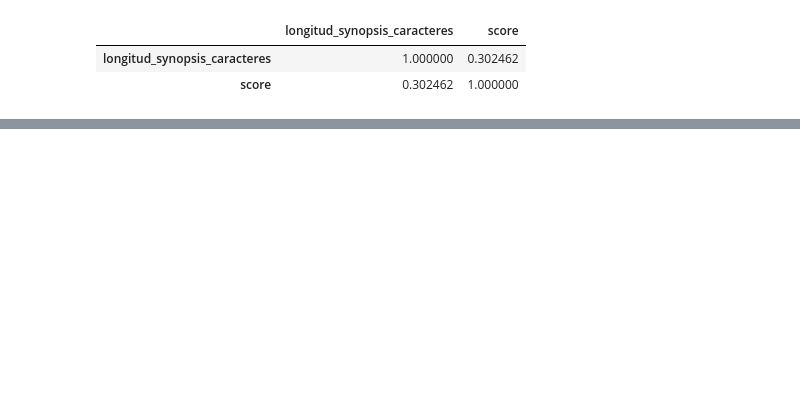
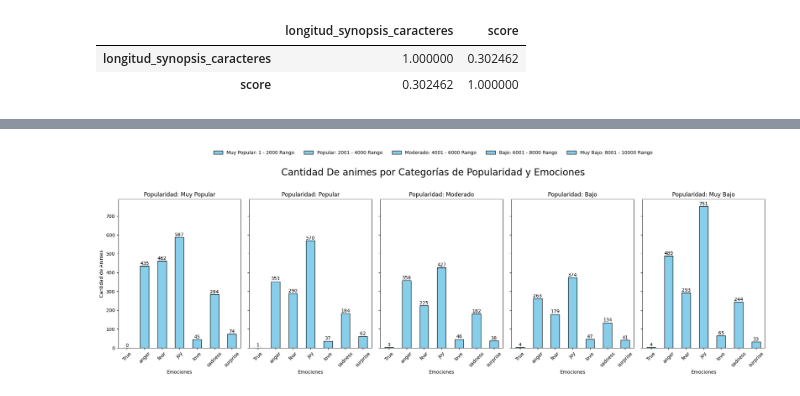
Before and after one commit to repositoriosHackaton/SIC25-CubitsUCV, a Jupyter notebook: Analisis de datos/main.ipynb, the cells around one changed output, grey strips where cells are left out. Saved outputs shown, nothing was run; the diff lists cells and outputs as text; code cells hidden in the pictures; blank space fills up the shorter version.

```diff
--- a/Analisis de datos/main.ipynb
+++ b/Analisis de datos/main.ipynb
@@ -178,0 +351,41 @@ for element in anime_dataset_filt[["anime_id","title", "synopsis"]][len(df):].it
+# %%
+fig, axes = plt.subplots(1, 5, figsize=(20, 6), sharey=True)
+
+# Crear un gráfico para cada categoría
+for i, categoria in enumerate(emotion_counts.index):
+    ax = axes[i]
+    datos_categoria = emotion_counts.loc[categoria]
+    emotion_counts.loc[categoria].plot(kind='bar', ax=axes[i], color='skyblue', edgecolor='black')
+    axes[i].set_title(f'Popularidad: {categoria}')
+    axes[i].set_xlabel('Emociones')
+    axes[i].set_ylabel('Cantidad de Animes')
+    axes[i].tick_params(axis='x', rotation=45)
+
+    # Agregar los valores encima de las barras
+    for j, valor in enumerate(datos_categoria):
+        ax.text(j, valor + 0.5, str(valor), ha='center', va='bottom', fontsize=10)
+
+# Agregar la leyenda para los rangos de puntuación
+fig.text(0.5, 1.02, "Cantidad De animes por Categorías de Popularidad y Emociones", ha='center', va='center', fontsize=20)
+
+rango_puntuaciones = [
+    "Muy Popular: 1 - 2000 Rango",
+    "Popular: 2001 - 4000 Rango",
+    "Moderado: 4001 - 6000 Rango",
+    "Bajo: 6001 - 8000 Rango",
+    "Muy Bajo: 8001 - 10000 Rango"
+]
+fig.legend(
+    rango_puntuaciones,
+    loc="upper center",
+    ncol=5,
+    bbox_to_anchor=(0.5, 1.15),
+    fontsize='medium',
+    frameon=False
+)
+
+# Ajustar el diseño
+plt.tight_layout(rect=[0, 0, 1, 0.95])  # Reservar espacio superior para la leyenda
+plt.show()
+# %% [output]
+[figure, added]
```
Also changed, not shown: parts of 22 cells of this notebook.
